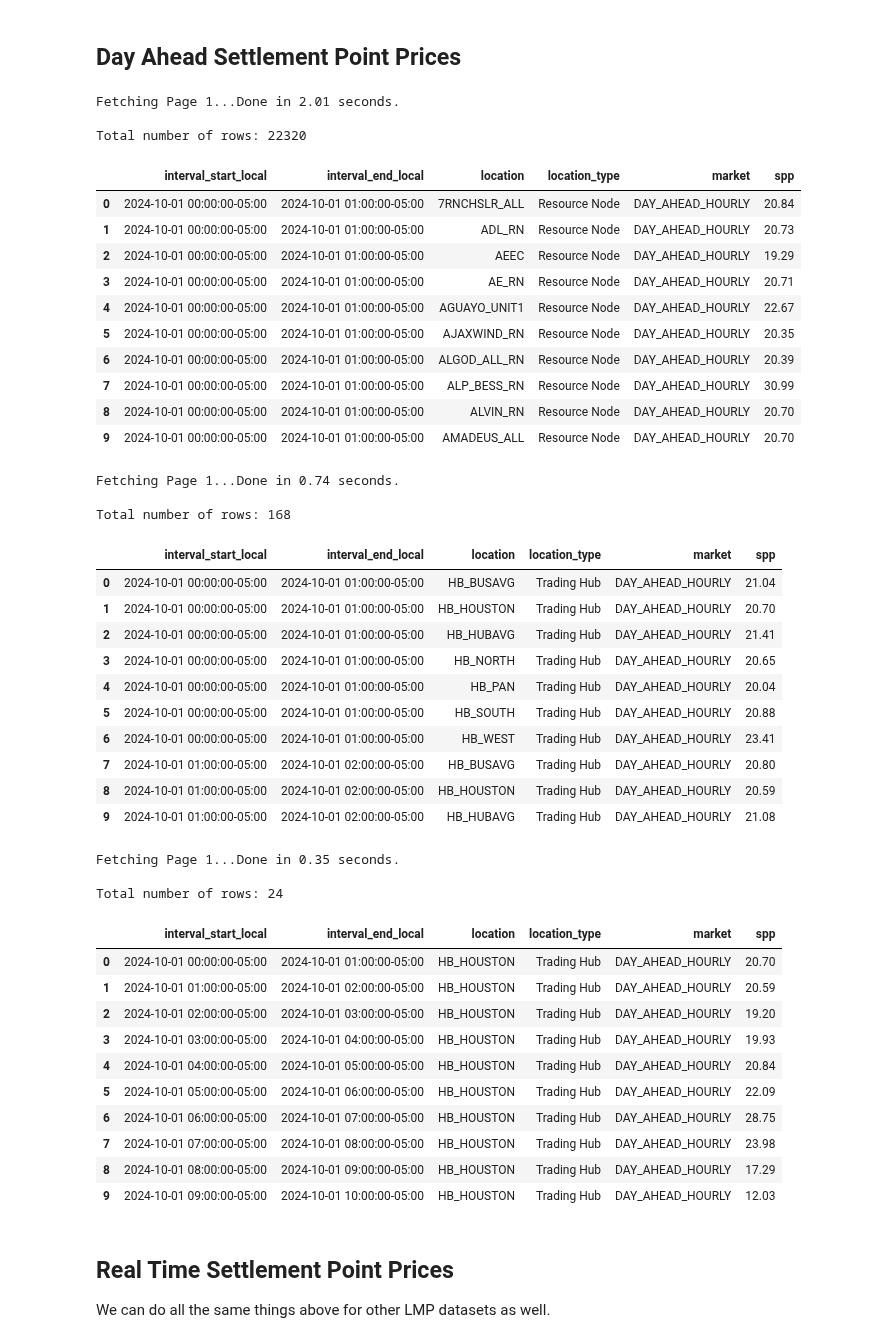
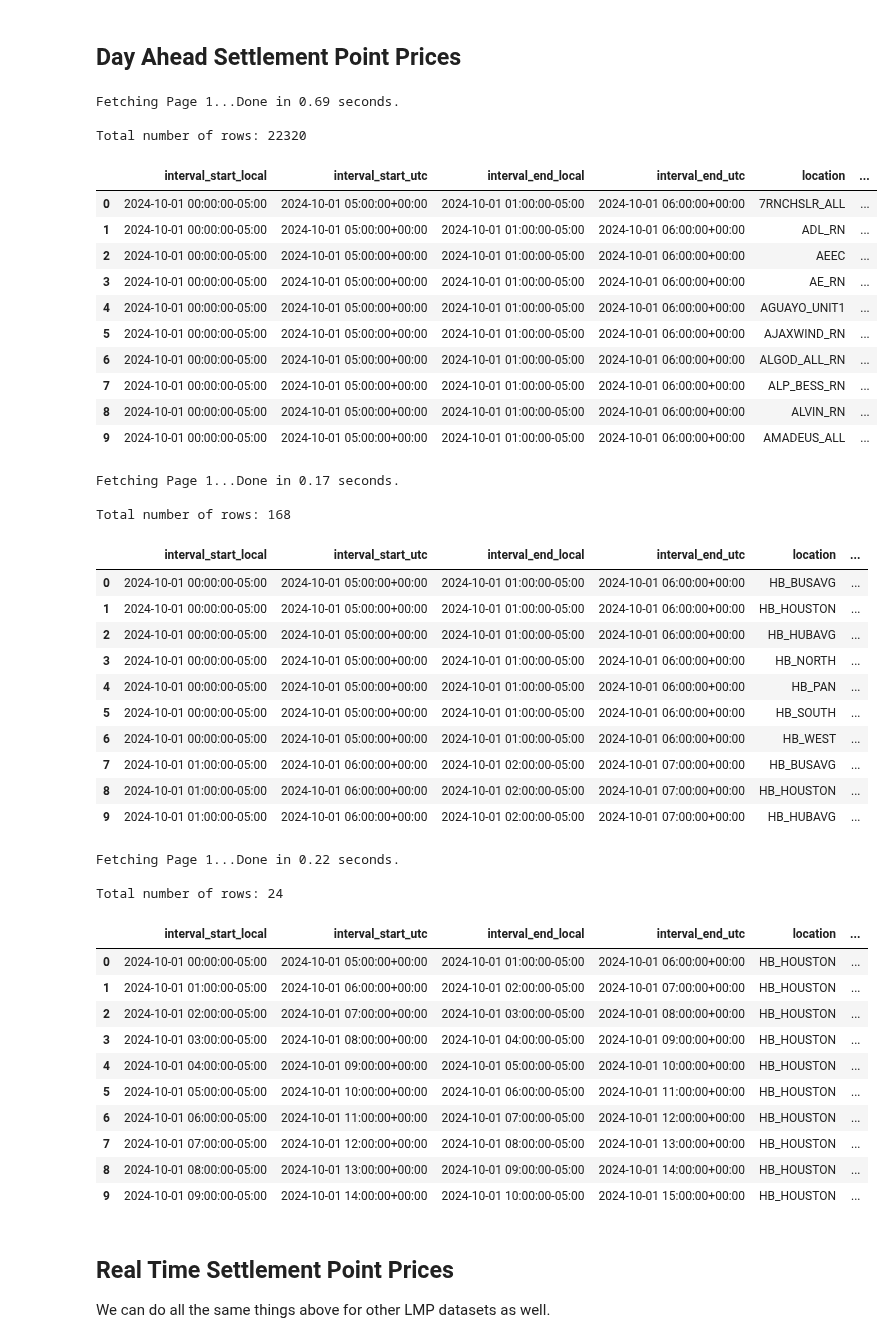
Before and after one commit to gridstatus/gridstatusio, a Jupyter notebook: Examples/ERCOT Pricing Data.ipynb, the cells around one changed output. Drawn from its saved outputs; the diff is of its cells as text; code cells hidden in the pictures.

```diff
--- a/Examples/ERCOT Pricing Data.ipynb
+++ b/Examples/ERCOT Pricing Data.ipynb
@@ -20,28 +20,28 @@ GridStatusClient(host=https://api.gridstatus.io/v1)
 # %%
 # all settlement points
 df_dam = client.get_dataset(
     dataset="ercot_spp_day_ahead_hourly",
     start="2024-10-01",
     end="2024-10-02",
-    tz="US/Central",
+    timezone="US/Central",
 )
 
 df_dam.head(10)
 # %% [output]
-Fetching Page 1...Done in 2.01 seconds.
+Fetching Page 1...Done in 0.69 seconds.
 
 Total number of rows: 22320
-|  | interval_start_local | interval_end_local | location | location_type | market | spp |
-| 0 | 2024-10-01 00:00:00-05:00 | 2024-10-01 01:00:00-05:00 | 7RNCHSLR_ALL | Resource Node | DAY_AHEAD_HOURLY | 20.84 |
-| 1 | 2024-10-01 00:00:00-05:00 | 2024-10-01 01:00:00-05:00 | ADL_RN | Resource Node | DAY_AHEAD_HOURLY | 20.73 |
-| 2 | 2024-10-01 00:00:00-05:00 | 2024-10-01 01:00:00-05:00 | AEEC | Resource Node | DAY_AHEAD_HOURLY | 19.29 |
-| 3 | 2024-10-01 00:00:00-05:00 | 2024-10-01 01:00:00-05:00 | AE_RN | Resource Node | DAY_AHEAD_HOURLY | 20.71 |
-| 4 | 2024-10-01 00:00:00-05:00 | 2024-10-01 01:00:00-05:00 | AGUAYO_UNIT1 | Resource Node | DAY_AHEAD_HOURLY | 22.67 |
-| 5 | 2024-10-01 00:00:00-05:00 | 2024-10-01 01:00:00-05:00 | AJAXWIND_RN | Resource Node | DAY_AHEAD_HOURLY | 20.35 |
-| 6 | 2024-10-01 00:00:00-05:00 | 2024-10-01 01:00:00-05:00 | ALGOD_ALL_RN | Resource Node | DAY_AHEAD_HOURLY | 20.39 |
-| 7 | 2024-10-01 00:00:00-05:00 | 2024-10-01 01:00:00-05:00 | ALP_BESS_RN | Resource Node | DAY_AHEAD_HOURLY | 30.99 |
-| 8 | 2024-10-01 00:00:00-05:00 | 2024-10-01 01:00:00-05:00 | ALVIN_RN | Resource Node | DAY_AHEAD_HOURLY | 20.70 |
-| 9 | 2024-10-01 00:00:00-05:00 | 2024-10-01 01:00:00-05:00 | AMADEUS_ALL | Resource Node | DAY_AHEAD_HOURLY | 20.70 |
+|  | interval_start_local | interval_start_utc | interval_end_local | interval_end_utc | location | ... |
+| 0 | 2024-10-01 00:00:00-05:00 | 2024-10-01 05:00:00+00:00 | 2024-10-01 01:00:00-05:00 | 2024-10-01 06:00:00+00:00 | 7RNCHSLR_ALL | ... |
+| 1 | 2024-10-01 00:00:00-05:00 | 2024-10-01 05:00:00+00:00 | 2024-10-01 01:00:00-05:00 | 2024-10-01 06:00:00+00:00 | ADL_RN | ... |
+| 2 | 2024-10-01 00:00:00-05:00 | 2024-10-01 05:00:00+00:00 | 2024-10-01 01:00:00-05:00 | 2024-10-01 06:00:00+00:00 | AEEC | ... |
+| 3 | 2024-10-01 00:00:00-05:00 | 2024-10-01 05:00:00+00:00 | 2024-10-01 01:00:00-05:00 | 2024-10-01 06:00:00+00:00 | AE_RN | ... |
+| 4 | 2024-10-01 00:00:00-05:00 | 2024-10-01 05:00:00+00:00 | 2024-10-01 01:00:00-05:00 | 2024-10-01 06:00:00+00:00 | AGUAYO_UNIT1 | ... |
+| 5 | 2024-10-01 00:00:00-05:00 | 2024-10-01 05:00:00+00:00 | 2024-10-01 01:00:00-05:00 | 2024-10-01 06:00:00+00:00 | AJAXWIND_RN | ... |
+| 6 | 2024-10-01 00:00:00-05:00 | 2024-10-01 05:00:00+00:00 | 2024-10-01 01:00:00-05:00 | 2024-10-01 06:00:00+00:00 | ALGOD_ALL_RN | ... |
+| 7 | 2024-10-01 00:00:00-05:00 | 2024-10-01 05:00:00+00:00 | 2024-10-01 01:00:00-05:00 | 2024-10-01 06:00:00+00:00 | ALP_BESS_RN | ... |
+| 8 | 2024-10-01 00:00:00-05:00 | 2024-10-01 05:00:00+00:00 | 2024-10-01 01:00:00-05:00 | 2024-10-01 06:00:00+00:00 | ALVIN_RN | ... |
+| 9 | 2024-10-01 00:00:00-05:00 | 2024-10-01 05:00:00+00:00 | 2024-10-01 01:00:00-05:00 | 2024-10-01 06:00:00+00:00 | AMADEUS_ALL | ... |
 # %%
 # just the trading hubs
 df_dam_hubs = client.get_dataset(
@@ -50,25 +50,25 @@ df_dam_hubs = client.get_dataset(
     end="2024-10-02",
     filter_column="location_type",
     filter_value="Trading Hub",
-    tz="US/Central",
+    timezone="US/Central",
 )
 
 df_dam_hubs.head(10)
 # %% [output]
-Fetching Page 1...Done in 0.74 seconds.
+Fetching Page 1...Done in 0.17 seconds.
 
 Total number of rows: 168
-|  | interval_start_local | interval_end_local | location | location_type | market | spp |
-| 0 | 2024-10-01 00:00:00-05:00 | 2024-10-01 01:00:00-05:00 | HB_BUSAVG | Trading Hub | DAY_AHEAD_HOURLY | 21.04 |
-| 1 | 2024-10-01 00:00:00-05:00 | 2024-10-01 01:00:00-05:00 | HB_HOUSTON | Trading Hub | DAY_AHEAD_HOURLY | 20.70 |
-| 2 | 2024-10-01 00:00:00-05:00 | 2024-10-01 01:00:00-05:00 | HB_HUBAVG | Trading Hub | DAY_AHEAD_HOURLY | 21.41 |
-| 3 | 2024-10-01 00:00:00-05:00 | 2024-10-01 01:00:00-05:00 | HB_NORTH | Trading Hub | DAY_AHEAD_HOURLY | 20.65 |
-| 4 | 2024-10-01 00:00:00-05:00 | 2024-10-01 01:00:00-05:00 | HB_PAN | Trading Hub | DAY_AHEAD_HOURLY | 20.04 |
-| 5 | 2024-10-01 00:00:00-05:00 | 2024-10-01 01:00:00-05:00 | HB_SOUTH | Trading Hub | DAY_AHEAD_HOURLY | 20.88 |
-| 6 | 2024-10-01 00:00:00-05:00 | 2024-10-01 01:00:00-05:00 | HB_WEST | Trading Hub | DAY_AHEAD_HOURLY | 23.41 |
-| 7 | 2024-10-01 01:00:00-05:00 | 2024-10-01 02:00:00-05:00 | HB_BUSAVG | Trading Hub | DAY_AHEAD_HOURLY | 20.80 |
-| 8 | 2024-10-01 01:00:00-05:00 | 2024-10-01 02:00:00-05:00 | HB_HOUSTON | Trading Hub | DAY_AHEAD_HOURLY | 20.59 |
-| 9 | 2024-10-01 01:00:00-05:00 | 2024-10-01 02:00:00-05:00 | HB_HUBAVG | Trading Hub | DAY_AHEAD_HOURLY | 21.08 |
+|  | interval_start_local | interval_start_utc | interval_end_local | interval_end_utc | location | ... |
+| 0 | 2024-10-01 00:00:00-05:00 | 2024-10-01 05:00:00+00:00 | 2024-10-01 01:00:00-05:00 | 2024-10-01 06:00:00+00:00 | HB_BUSAVG | ... |
+| 1 | 2024-10-01 00:00:00-05:00 | 2024-10-01 05:00:00+00:00 | 2024-10-01 01:00:00-05:00 | 2024-10-01 06:00:00+00:00 | HB_HOUSTON | ... |
+| 2 | 2024-10-01 00:00:00-05:00 | 2024-10-01 05:00:00+00:00 | 2024-10-01 01:00:00-05:00 | 2024-10-01 06:00:00+00:00 | HB_HUBAVG | ... |
+| 3 | 2024-10-01 00:00:00-05:00 | 2024-10-01 05:00:00+00:00 | 2024-10-01 01:00:00-05:00 | 2024-10-01 06:00:00+00:00 | HB_NORTH | ... |
+| 4 | 2024-10-01 00:00:00-05:00 | 2024-10-01 05:00:00+00:00 | 2024-10-01 01:00:00-05:00 | 2024-10-01 06:00:00+00:00 | HB_PAN | ... |
+| 5 | 2024-10-01 00:00:00-05:00 | 2024-10-01 05:00:00+00:00 | 2024-10-01 01:00:00-05:00 | 2024-10-01 06:00:00+00:00 | HB_SOUTH | ... |
+| 6 | 2024-10-01 00:00:00-05:00 | 2024-10-01 05:00:00+00:00 | 2024-10-01 01:00:00-05:00 | 2024-10-01 06:00:00+00:00 | HB_WEST | ... |
+| 7 | 2024-10-01 01:00:00-05:00 | 2024-10-01 06:00:00+00:00 | 2024-10-01 02:00:00-05:00 | 2024-10-01 07:00:00+00:00 | HB_BUSAVG | ... |
+| 8 | 2024-10-01 01:00:00-05:00 | 2024-10-01 06:00:00+00:00 | 2024-10-01 02:00:00-05:00 | 2024-10-01 07:00:00+00:00 | HB_HOUSTON | ... |
+| 9 | 2024-10-01 01:00:00-05:00 | 2024-10-01 06:00:00+00:00 | 2024-10-01 02:00:00-05:00 | 2024-10-01 07:00:00+00:00 | HB_HUBAVG | ... |
 # %%
 # specific trading hub or any other location
 df_dam_hubs = client.get_dataset(
@@ -77,25 +77,25 @@ df_dam_hubs = client.get_dataset(
     end="2024-10-02",
     filter_column="location",
     filter_value="HB_HOUSTON",
-    tz="US/Central",
+    timezone="US/Central",
 )
 
 df_dam_hubs.head(10)
 # %% [output]
-Fetching Page 1...Done in 0.35 seconds.
+Fetching Page 1...Done in 0.22 seconds.
 
 Total number of rows: 24
-|  | interval_start_local | interval_end_local | location | location_type | market | spp |
-| 0 | 2024-10-01 00:00:00-05:00 | 2024-10-01 01:00:00-05:00 | HB_HOUSTON | Trading Hub | DAY_AHEAD_HOURLY | 20.70 |
-| 1 | 2024-10-01 01:00:00-05:00 | 2024-10-01 02:00:00-05:00 | HB_HOUSTON | Trading Hub | DAY_AHEAD_HOURLY | 20.59 |
-| 2 | 2024-10-01 02:00:00-05:00 | 2024-10-01 03:00:00-05:00 | HB_HOUSTON | Trading Hub | DAY_AHEAD_HOURLY | 19.20 |
-| 3 | 2024-10-01 03:00:00-05:00 | 2024-10-01 04:00:00-05:00 | HB_HOUSTON | Trading Hub | DAY_AHEAD_HOURLY | 19.93 |
-| 4 | 2024-10-01 04:00:00-05:00 | 2024-10-01 05:00:00-05:00 | HB_HOUSTON | Trading Hub | DAY_AHEAD_HOURLY | 20.84 |
-| 5 | 2024-10-01 05:00:00-05:00 | 2024-10-01 06:00:00-05:00 | HB_HOUSTON | Trading Hub | DAY_AHEAD_HOURLY | 22.09 |
-| 6 | 2024-10-01 06:00:00-05:00 | 2024-10-01 07:00:00-05:00 | HB_HOUSTON | Trading Hub | DAY_AHEAD_HOURLY | 28.75 |
-| 7 | 2024-10-01 07:00:00-05:00 | 2024-10-01 08:00:00-05:00 | HB_HOUSTON | Trading Hub | DAY_AHEAD_HOURLY | 23.98 |
-| 8 | 2024-10-01 08:00:00-05:00 | 2024-10-01 09:00:00-05:00 | HB_HOUSTON | Trading Hub | DAY_AHEAD_HOURLY | 17.29 |
-| 9 | 2024-10-01 09:00:00-05:00 | 2024-10-01 10:00:00-05:00 | HB_HOUSTON | Trading Hub | DAY_AHEAD_HOURLY | 12.03 |
+|  | interval_start_local | interval_start_utc | interval_end_local | interval_end_utc | location | ... |
+| 0 | 2024-10-01 00:00:00-05:00 | 2024-10-01 05:00:00+00:00 | 2024-10-01 01:00:00-05:00 | 2024-10-01 06:00:00+00:00 | HB_HOUSTON | ... |
+| 1 | 2024-10-01 01:00:00-05:00 | 2024-10-01 06:00:00+00:00 | 2024-10-01 02:00:00-05:00 | 2024-10-01 07:00:00+00:00 | HB_HOUSTON | ... |
+| 2 | 2024-10-01 02:00:00-05:00 | 2024-10-01 07:00:00+00:00 | 2024-10-01 03:00:00-05:00 | 2024-10-01 08:00:00+00:00 | HB_HOUSTON | ... |
+| 3 | 2024-10-01 03:00:00-05:00 | 2024-10-01 08:00:00+00:00 | 2024-10-01 04:00:00-05:00 | 2024-10-01 09:00:00+00:00 | HB_HOUSTON | ... |
+| 4 | 2024-10-01 04:00:00-05:00 | 2024-10-01 09:00:00+00:00 | 2024-10-01 05:00:00-05:00 | 2024-10-01 10:00:00+00:00 | HB_HOUSTON | ... |
+| 5 | 2024-10-01 05:00:00-05:00 | 2024-10-01 10:00:00+00:00 | 2024-10-01 06:00:00-05:00 | 2024-10-01 11:00:00+00:00 | HB_HOUSTON | ... |
+| 6 | 2024-10-01 06:00:00-05:00 | 2024-10-01 11:00:00+00:00 | 2024-10-01 07:00:00-05:00 | 2024-10-01 12:00:00+00:00 | HB_HOUSTON | ... |
+| 7 | 2024-10-01 07:00:00-05:00 | 2024-10-01 12:00:00+00:00 | 2024-10-01 08:00:00-05:00 | 2024-10-01 13:00:00+00:00 | HB_HOUSTON | ... |
+| 8 | 2024-10-01 08:00:00-05:00 | 2024-10-01 13:00:00+00:00 | 2024-10-01 09:00:00-05:00 | 2024-10-01 14:00:00+00:00 | HB_HOUSTON | ... |
+| 9 | 2024-10-01 09:00:00-05:00 | 2024-10-01 14:00:00+00:00 | 2024-10-01 10:00:00-05:00 | 2024-10-01 15:00:00+00:00 | HB_HOUSTON | ... |
 # %% [markdown]
 ## Real Time Settlement Point Prices
 We can do all the same things above for other LMP datasets as well.
```
Also changed, not shown: parts of 4 cells of this notebook.
